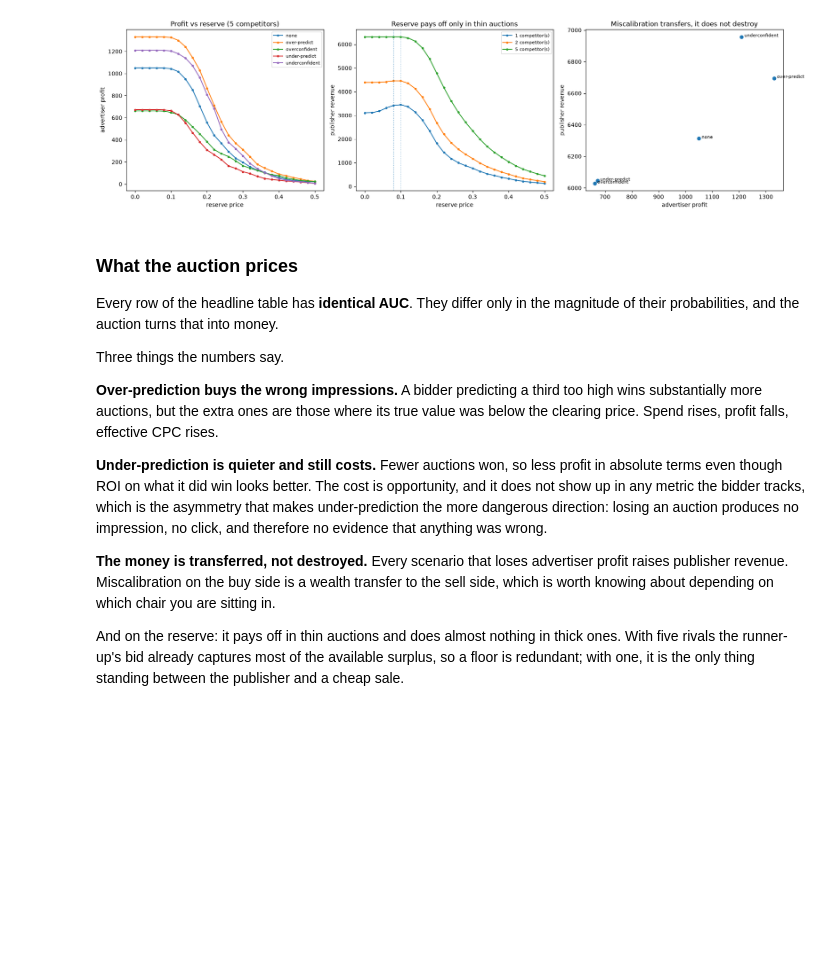
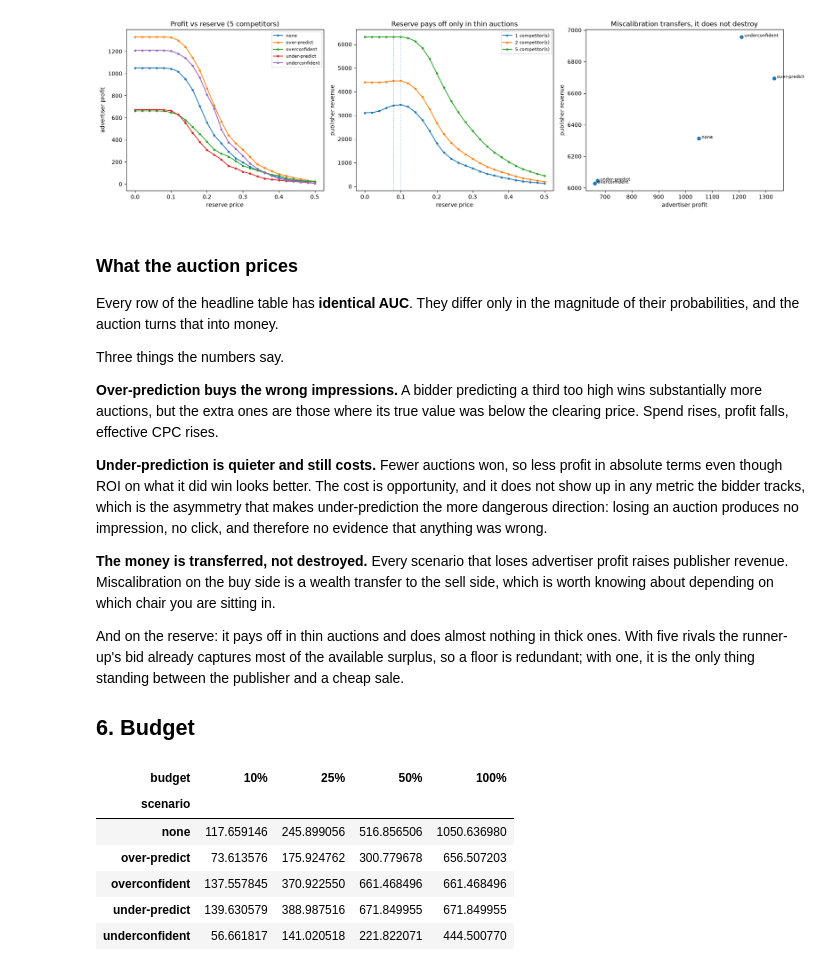
Before and after one commit to DanielSFlamarich/adserve-sim, a Jupyter notebook: notebooks/03-auction.ipynb, the cells around one changed output. Drawn from its saved outputs; the diff is of its cells as text; code cells hidden in the pictures; blank space fills up the shorter version.

```diff
--- a/notebooks/03-auction.ipynb
+++ b/notebooks/03-auction.ipynb
@@ -279,3 +280,5 @@ And on the reserve: it pays off in thin auctions and does almost nothing in
 thick ones. With five rivals the runner-up's bid already captures most of the
 available surplus, so a floor is redundant; with one, it is the only thing
 standing between the publisher and a cheap sale.
+
+## 6. Budget
@@ -281,0 +288,37 @@ standing between the publisher and a cheap sale.
+# %%
+order = ["10%", "25%", "50%", "100%"]
+
+budget_rows = []
+for label, amount in budgets.items():
+    for name, b in bids.items():
+        settlement, detail = run_budgeted_auction(
+            b,
+            clicks,
+            rivals[5],
+            budget=amount,
+            value_per_click=VALUE_PER_CLICK,
+        )
+        budget_rows.append(
+            {
+                "budget": label,
+                "scenario": name,
+                "profit": settlement.advertiser_profit,
+                "spend": settlement.advertiser_spend,
+                "impressions": settlement.impressions_won,
+                "clicks": settlement.clicks_won,
+                "ROI": settlement.roi,
+                "exhausted_at": detail.exhausted_fraction,
+            }
+        )
+
+budget_table = pd.DataFrame(budget_rows)
+
+display(budget_table.pivot(index="scenario", columns="budget", values="profit")[order])
+# %% [output]
+| budget | 10% | 25% | 50% | 100% |
+| scenario |  |  |  |  |
+| none | 117.659146 | 245.899056 | 516.856506 | 1050.636980 |
+| over-predict | 73.613576 | 175.924762 | 300.779678 | 656.507203 |
+| overconfident | 137.557845 | 370.922550 | 661.468496 | 661.468496 |
+| under-predict | 139.630579 | 388.987516 | 671.849955 | 671.849955 |
+| underconfident | 56.661817 | 141.020518 | 221.822071 | 444.500770 |
```
Also changed, not shown: parts of 4 cells of this notebook, 3 other files.
